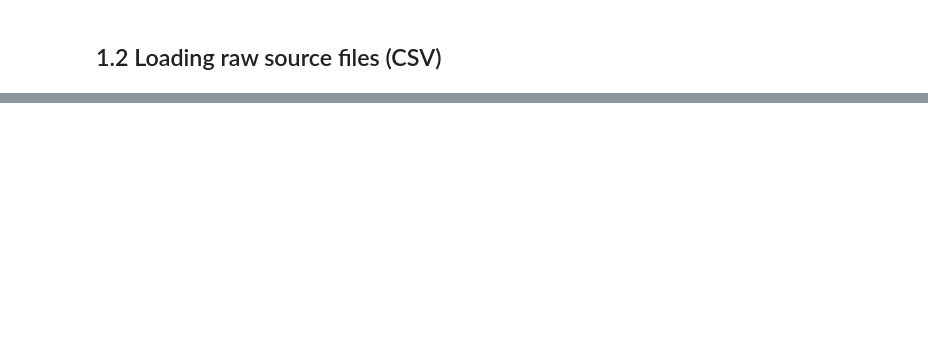
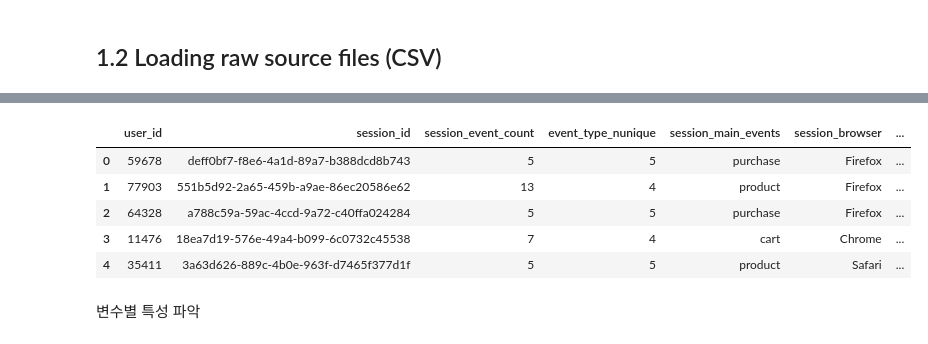
Before and after one commit to kimjiji8105/purchase-conversion-prediction, a Jupyter notebook: notebooks/03_train_eda_feature_eng.ipynb, the cells around one changed output, grey strips where cells are left out. Cells and saved outputs as stored; diff of their text form; code cells hidden in the pictures; blank space fills up the shorter version.

```diff
--- a/notebooks/03_train_eda_feature_eng.ipynb
+++ b/notebooks/03_train_eda_feature_eng.ipynb
@@ -78,0 +237,11 @@ for name, df in dfs.items():
+# %%
+train_df.head()
+# %% [output]
+|  | user_id | session_id | session_event_count | event_type_nunique | session_main_events | session_browser | ... |
+| 0 | 59678 | deff0bf7-f8e6-4a1d-89a7-b388dcd8b743 | 5 | 5 | purchase | Firefox | ... |
+| 1 | 77903 | 551b5d92-2a65-459b-a9ae-86ec20586e62 | 13 | 4 | product | Firefox | ... |
+| 2 | 64328 | a788c59a-59ac-4ccd-9a72-c40ffa024284 | 5 | 5 | purchase | Firefox | ... |
+| 3 | 11476 | 18ea7d19-576e-49a4-b099-6c0732c45538 | 7 | 4 | cart | Chrome | ... |
+| 4 | 35411 | 3a63d626-889c-4b0e-963f-d7465f377d1f | 5 | 5 | product | Safari | ... |
+# %% [markdown]
+변수별 특성 파악
```
Also changed, not shown: parts of 28 cells of this notebook, 1 other file.
